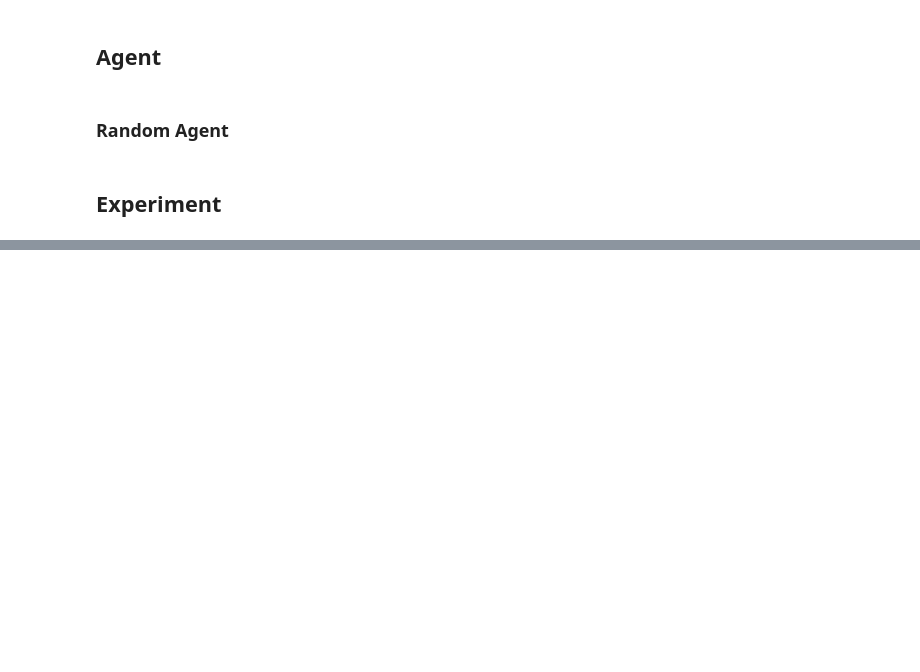
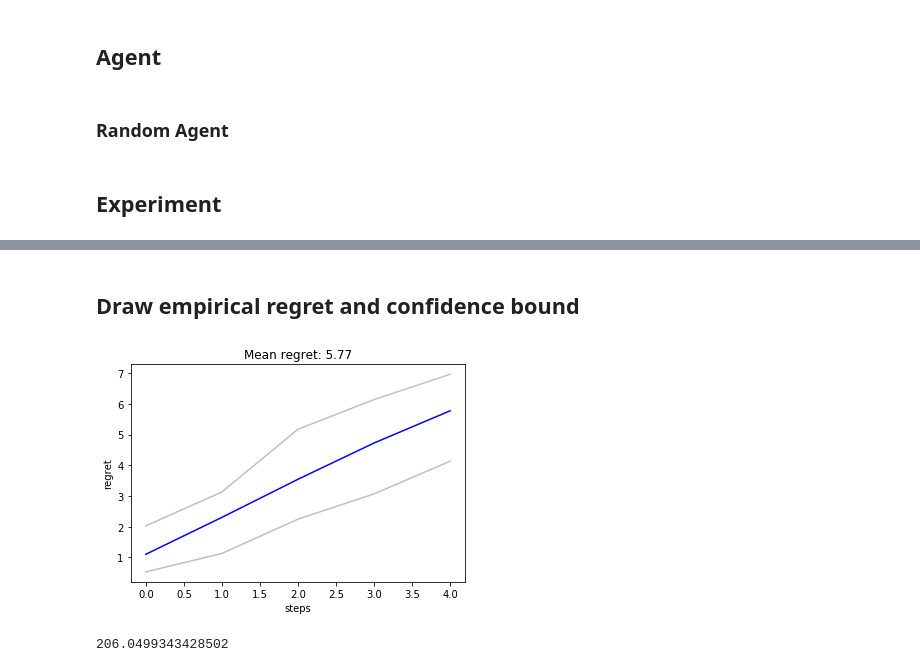
Before and after one commit to cwu08/IA316-2020, a Jupyter notebook: env_data_preprocessing.ipynb, the cells around one changed output, grey strips where cells are left out. Saved outputs shown, nothing was run; the diff lists cells and outputs as text; code cells hidden in the pictures; blank space fills up the shorter version.

Commit message:
add regret drawing, correct 2 return var in 'run'

```diff
--- a/env_data_preprocessing.ipynb
+++ b/env_data_preprocessing.ipynb
@@ -436,8 +437,8 @@ def run_exp(agent, env, nb_steps, nb_arms, env_seed):
             'rewards': rewards_list,
             'regrets': regrets_list,
             'actions': actions_list,
-            'cum_rewards': np.cumsum(rewards),
-            'cum_regrets': np.cumsum(regret)
+            'cum_rewards': np.cumsum(rewards_list, axis = 0),
+            'cum_regrets': np.cumsum(regrets_list, axis = 0)
             }
 # %%
-run_exp(random_agent, env, nb_steps=5, nb_arms=3, env_seed=0)
+res = run_exp(random_agent, env, nb_steps=5, nb_arms=3, env_seed=0)
@@ -463,0 +465,34 @@ run_exp(random_agent, env, nb_steps=5, nb_arms=3, env_seed=0)
+# %% [markdown]
+## Draw empirical regret and confidence bound
+# %%
+def draw_regret_bound(agent_name, nb_arms=3, nb_exp=10, nb_steps=10):
+    '''
+    Repeat environment-agent interations and draw regret bound for a given agent
+    '''
+    regret = np.zeros(nb_exp)
+    regrets = np.zeros((nb_exp, nb_steps))
+    for i in range(nb_exp):
+        env = music_rec_env(data = df, seed = i)
+        if agent_name == 'random':
+            agent = Random(nb_arms, seed=i)
+        exp = run_exp(agent, env, nb_steps, nb_arms, env_seed=2*i)
+        regret[i] = np.sum(exp['regret'])
+        regrets[i] = np.sum(exp['cum_regrets'], axis = 1)
+
+    plt.plot(regrets.mean(axis=0), color='blue')
+    plt.plot(np.quantile(regrets, 0.05,axis=0), color='grey', alpha=0.5)
+    plt.plot(np.quantile(regrets, 0.95,axis=0), color='grey', alpha=0.5)
+    plt.title('Mean regret: {:.2f}'.format(regret.mean()))
+    plt.xlabel('steps')
+    plt.ylabel('regret')
+    plt.show()
+# %%
+t1 = time.perf_counter()
+draw_regret_bound('random', nb_arms=3, nb_exp=10, nb_steps=5)
+t2 = time.perf_counter()
+# %% [output]
+[figure, added]
+# %%
+t2-t1 # running time in seconds
+# %% [output]
+206.0499343428502
```
Also changed, not shown: parts of 3 cells of this notebook.
